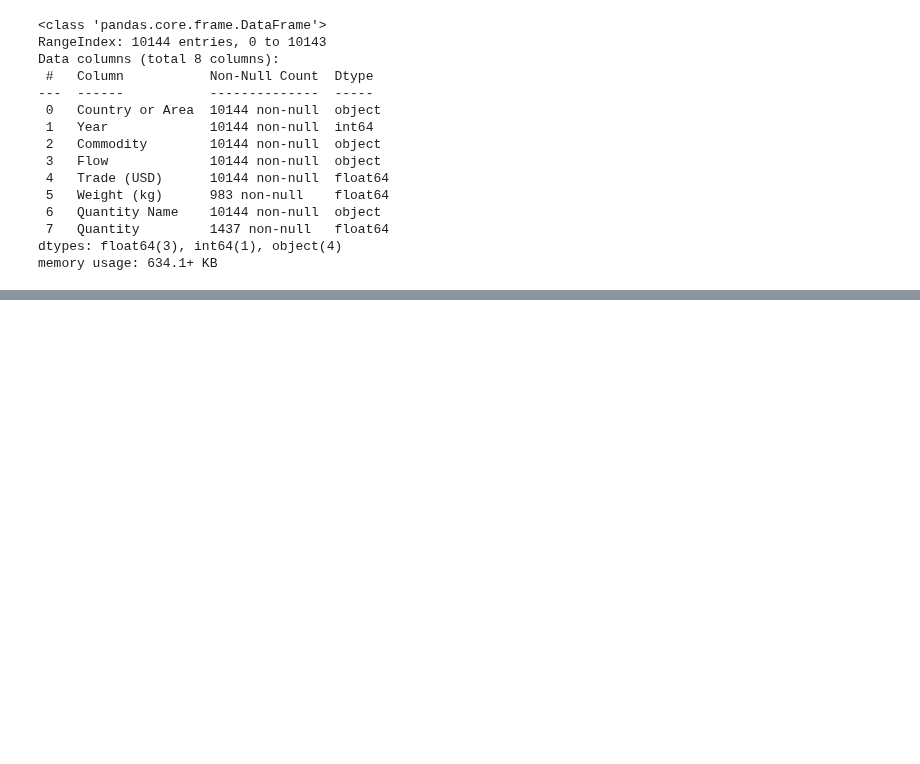
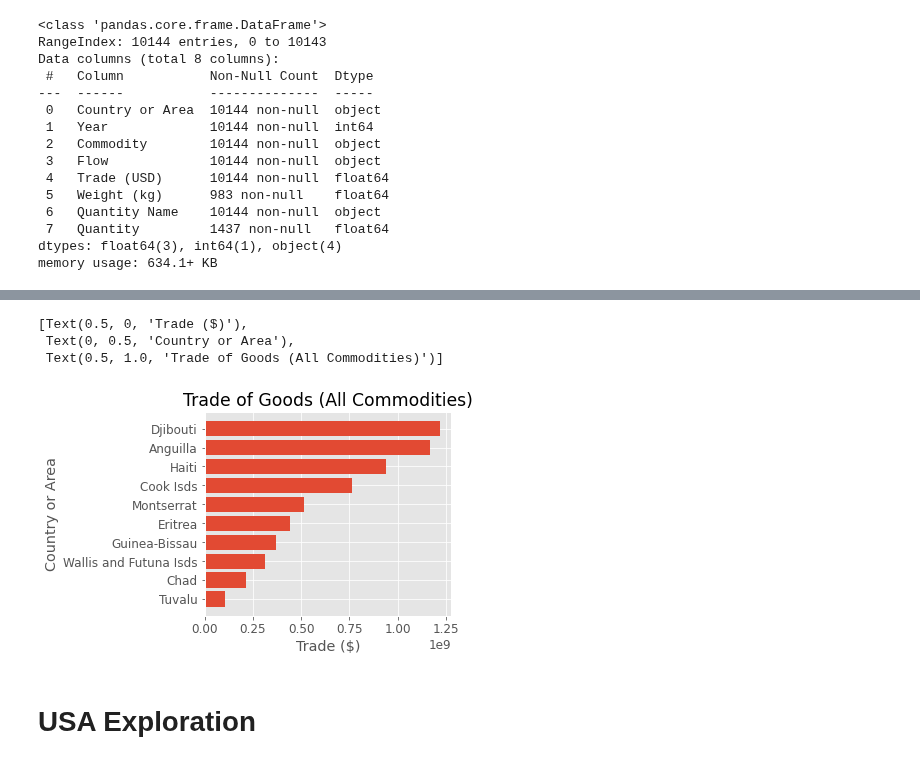
Before and after one commit to eldrigeampong/Data-Science, a Jupyter notebook: UN/Commodity Trade Statistics Database/proj1.ipynb, the cells around one changed output, grey strips where cells are left out. Drawn from its saved outputs; the diff is of its cells as text; code cells hidden in the pictures; blank space fills up the shorter version.

```diff
--- a/UN/Commodity Trade Statistics Database/proj1.ipynb
+++ b/UN/Commodity Trade Statistics Database/proj1.ipynb
@@ -380,0 +240,14 @@ cnt_area_grp.get_group('Italy').head()
+# %%
+low_10_trade = agg_trade_stats['total_trade'].sort_values(ascending=True).head(10)
+
+fig, ax = plt.subplots()
+
+hbars = ax.barh(low_10_trade.keys(), low_10_trade.values, align='center')
+ax.set(xlabel='Trade ($)', ylabel='Country or Area', title='Trade of Goods (All Commodities)')
+# %% [output]
+[Text(0.5, 0, 'Trade ($)'),
+ Text(0, 0.5, 'Country or Area'),
+ Text(0.5, 1.0, 'Trade of Goods (All Commodities)')]
+[figure, added]
+# %% [markdown]
+# USA Exploration
```
Also changed, not shown: parts of 48 cells of this notebook, 1 other file.
